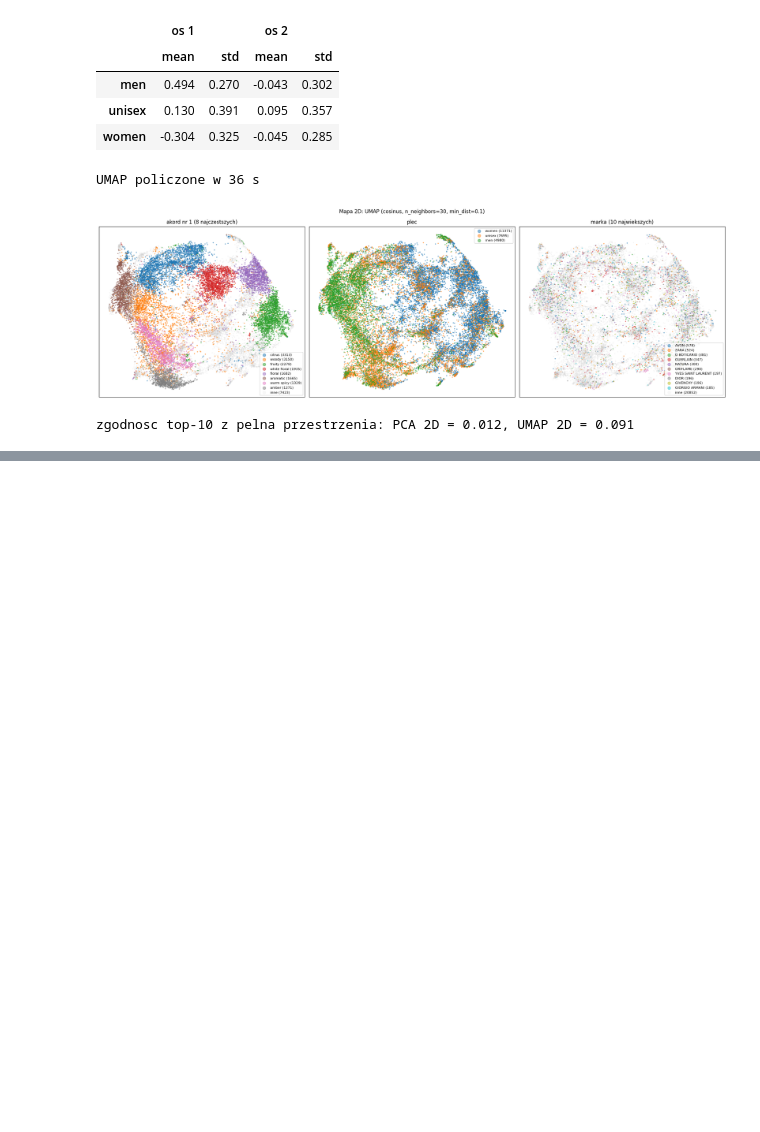
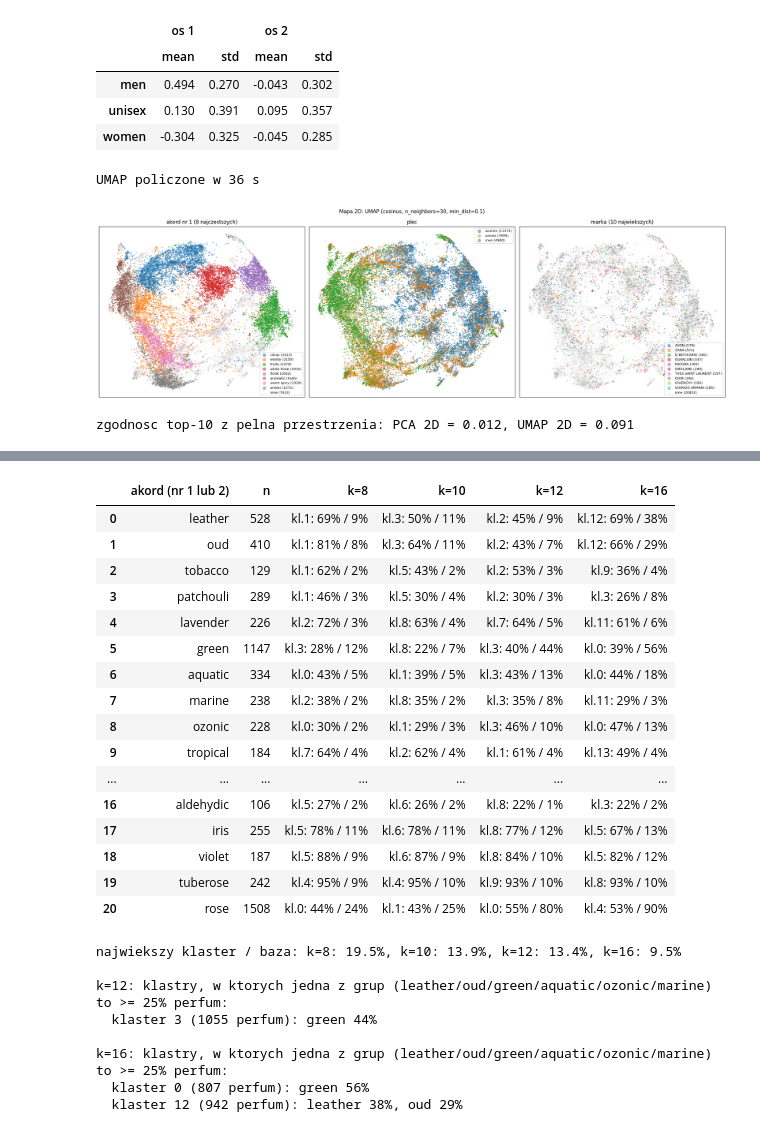
Before and after one commit to adamdobrogowski/PerfumeCollectionApp, a Jupyter notebook: notatniki/clustering.ipynb, the cells around one changed output, grey strips where cells are left out. Cells and saved outputs as stored; diff of their text form; code cells hidden in the pictures; blank space fills up the shorter version.

```diff
--- a/notatniki/clustering.ipynb
+++ b/notatniki/clustering.ipynb
@@ -329,0 +600,66 @@ zgodnosc top-10 z pelna przestrzenia: PCA 2D = 0.012, UMAP 2D = 0.091
+# %%
+# --- czy "rodziny", ktorych nie widac w kartach k=8, sa schowane w wiekszych klastrach? ---
+# grupa = perfumy, w ktorych dany akord jest nr 1 lub nr 2 (wagi rangowe >= 0.75), czyli akord jest wyraznie obecny
+GRUPY = ["leather", "oud", "tobacco", "patchouli", "lavender", "green", "aquatic", "marine", "ozonic", "tropical",
+         "yellow floral", "earthy", "almond", "coconut", "caramel", "honey", "aldehydic", "iris", "violet", "tuberose", "rose"]
+GRUPY = [g for g in GRUPY if g in acc_idx]
+K_POROWNANIE = [8, 10, 12, 16]
+MIN_GRUPA = 60
+
+wiersze = []
+for g in GRUPY:
+    maska = A[:, acc_idx[g]] >= 0.74
+    if maska.sum() < MIN_GRUPA:
+        continue
+    wiersz = {"akord (nr 1 lub 2)": g, "n": int(maska.sum())}
+    for k in K_POROWNANIE:
+        lab = labels_k[k]
+        w_klastrach = np.bincount(lab[maska], minlength=k)
+        c = int(np.argmax(w_klastrach))                                   # klaster, w ktorym jest najwiecej perfum grupy
+        pokrycie = w_klastrach[c] / maska.sum()                           # jaka czesc grupy jest w tym klastrze
+        czystosc = w_klastrach[c] / (lab == c).sum()                      # jaka czesc tego klastra to ta grupa
+        wiersz[f"k={k}"] = f"kl.{c}: {pokrycie:.0%} / {czystosc:.0%}"
+    wiersze.append(wiersz)
+
+tab_grup = pd.DataFrame(wiersze)
+display(tab_grup)                                                         # format komorek: klaster: pokrycie grupy / czystosc klastra
+tab_grup.to_csv(os.path.join(CONFIG["OUTPUT_DIR"], "grupy_akordowe_vs_klastry.csv"), index=False)
+
+# punkt odniesienia: tyle pokrycia dalaby grupa zupelnie niezwiazana z klastrami (= udzial najwiekszego klastra w bazie)
+print("najwiekszy klaster / baza:", ", ".join(f"k={k}: {np.bincount(labels_k[k]).max() / N:.1%}" for k in K_POROWNANIE))
+
+# ktore klastry sa czyste akordowo? (jakie akordy nr 1/2 stanowia >= 25% klastra)
+for k in (12, 16):
+    print(f"\nk={k}: klastry, w ktorych jedna z grup (leather/oud/green/aquatic/ozonic/marine) to >= 25% perfum:")
+    for c in range(k):
+        m = labels_k[k] == c
+        udzialy = {g: (A[m, acc_idx[g]] >= 0.74).mean() for g in ["leather", "oud", "green", "aquatic", "ozonic", "marine"] if g in acc_idx}
+        wysokie = {g: v for g, v in udzialy.items() if v >= 0.25}
+        if wysokie:
+            print(f"  klaster {c} ({m.sum()} perfum): " + ", ".join(f"{g} {v:.0%}" for g, v in wysokie.items()))
+# %% [output]
+|  | akord (nr 1 lub 2) | n | k=8 | k=10 | k=12 | k=16 |
+| 0 | leather | 528 | kl.1: 69% / 9% | kl.3: 50% / 11% | kl.2: 45% / 9% | kl.12: 69% / 38% |
+| 1 | oud | 410 | kl.1: 81% / 8% | kl.3: 64% / 11% | kl.2: 43% / 7% | kl.12: 66% / 29% |
+| 2 | tobacco | 129 | kl.1: 62% / 2% | kl.5: 43% / 2% | kl.2: 53% / 3% | kl.9: 36% / 4% |
+| 3 | patchouli | 289 | kl.1: 46% / 3% | kl.5: 30% / 4% | kl.2: 30% / 3% | kl.3: 26% / 8% |
+| 4 | lavender | 226 | kl.2: 72% / 3% | kl.8: 63% / 4% | kl.7: 64% / 5% | kl.11: 61% / 6% |
+| 5 | green | 1147 | kl.3: 28% / 12% | kl.8: 22% / 7% | kl.3: 40% / 44% | kl.0: 39% / 56% |
+| 6 | aquatic | 334 | kl.0: 43% / 5% | kl.1: 39% / 5% | kl.3: 43% / 13% | kl.0: 44% / 18% |
+| 7 | marine | 238 | kl.2: 38% / 2% | kl.8: 35% / 2% | kl.3: 35% / 8% | kl.11: 29% / 3% |
+| 8 | ozonic | 228 | kl.0: 30% / 2% | kl.1: 29% / 3% | kl.3: 46% / 10% | kl.0: 47% / 13% |
+| 9 | tropical | 184 | kl.7: 64% / 4% | kl.2: 62% / 4% | kl.1: 61% / 4% | kl.13: 49% / 4% |
+| ... | ... | ... | ... | ... | ... | ... |
+| 16 | aldehydic | 106 | kl.5: 27% / 2% | kl.6: 26% / 2% | kl.8: 22% / 1% | kl.3: 22% / 2% |
+| 17 | iris | 255 | kl.5: 78% / 11% | kl.6: 78% / 11% | kl.8: 77% / 12% | kl.5: 67% / 13% |
+| 18 | violet | 187 | kl.5: 88% / 9% | kl.6: 87% / 9% | kl.8: 84% / 10% | kl.5: 82% / 12% |
+| 19 | tuberose | 242 | kl.4: 95% / 9% | kl.4: 95% / 10% | kl.9: 93% / 10% | kl.8: 93% / 10% |
+| 20 | rose | 1508 | kl.0: 44% / 24% | kl.1: 43% / 25% | kl.0: 55% / 80% | kl.4: 53% / 90% |
+najwiekszy klaster / baza: k=8: 19.5%, k=10: 13.9%, k=12: 13.4%, k=16: 9.5%
+
+k=12: klastry, w ktorych jedna z grup (leather/oud/green/aquatic/ozonic/marine) to >= 25% perfum:
+  klaster 3 (1055 perfum): green 44%
+
+k=16: klastry, w ktorych jedna z grup (leather/oud/green/aquatic/ozonic/marine) to >= 25% perfum:
+  klaster 0 (807 perfum): green 56%
+  klaster 12 (942 perfum): leather 38%, oud 29%
```
Also changed, not shown: parts of 15 cells of this notebook.
